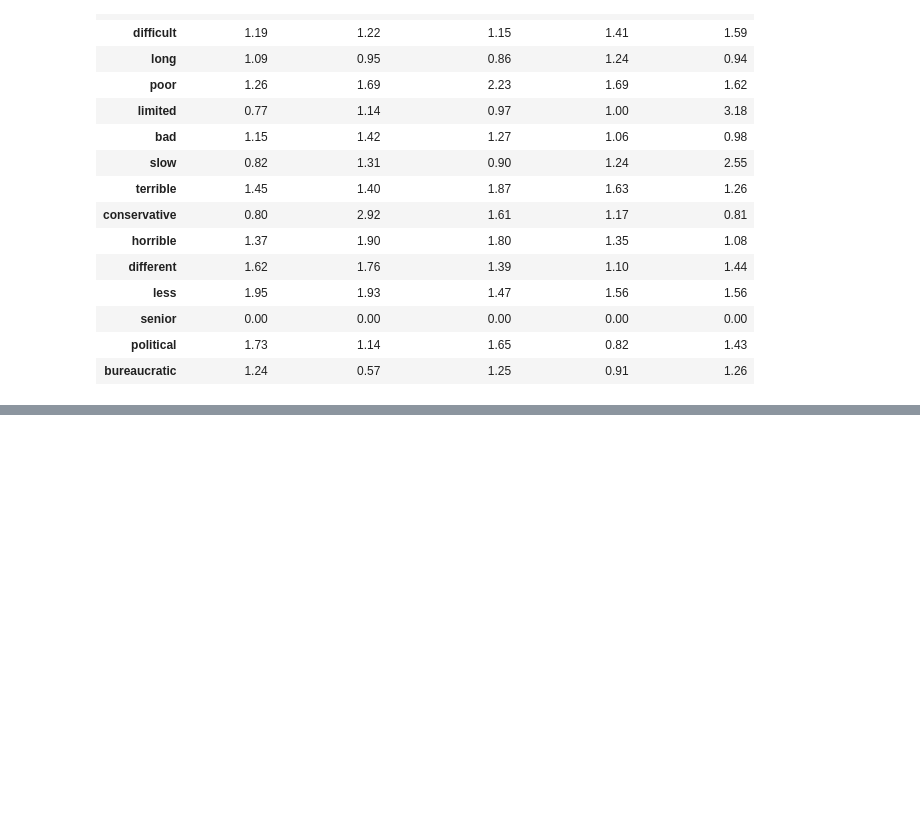
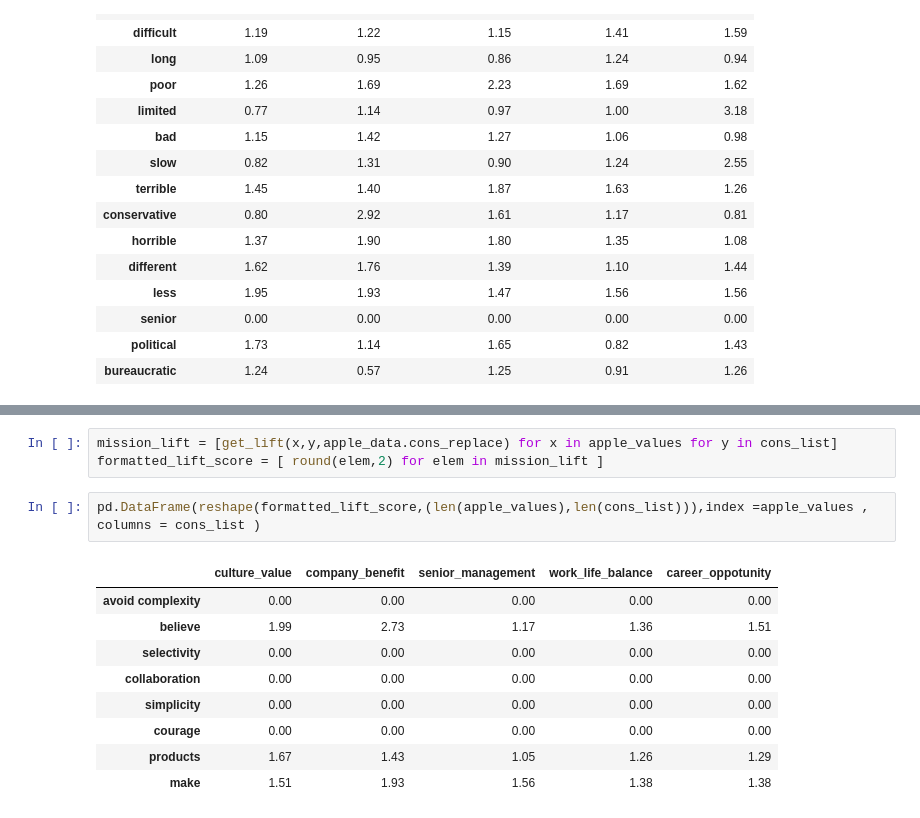
Before and after one commit to abhinaya08/text_analytics, a Jupyter notebook: Project/Apple_Lift.ipynb, the cells around one changed output, grey strips where cells are left out. Cells and saved outputs as stored; diff of their text form; blank space fills up the shorter version.

```diff
--- a/Project/Apple_Lift.ipynb
+++ b/Project/Apple_Lift.ipynb
@@ -222,0 +246,15 @@ pd.DataFrame(reshape(formatted_lift_score,(len(cons_attribute),len(cons_list))),
+# %%
+mission_lift = [get_lift(x,y,apple_data.cons_replace) for x in apple_values for y in cons_list]
+formatted_lift_score = [ round(elem,2) for elem in mission_lift ]
+# %%
+pd.DataFrame(reshape(formatted_lift_score,(len(apple_values),len(cons_list))),index =apple_values , columns = cons_list )
+# %% [output]
+|  | culture_value | company_benefit | senior_management | work_life_balance | career_oppotunity |
+| avoid complexity | 0.00 | 0.00 | 0.00 | 0.00 | 0.00 |
+| believe | 1.99 | 2.73 | 1.17 | 1.36 | 1.51 |
+| selectivity | 0.00 | 0.00 | 0.00 | 0.00 | 0.00 |
+| collaboration | 0.00 | 0.00 | 0.00 | 0.00 | 0.00 |
+| simplicity | 0.00 | 0.00 | 0.00 | 0.00 | 0.00 |
+| courage | 0.00 | 0.00 | 0.00 | 0.00 | 0.00 |
+| products | 1.67 | 1.43 | 1.05 | 1.26 | 1.29 |
+| make | 1.51 | 1.93 | 1.56 | 1.38 | 1.38 |
```
Also changed, not shown: parts of 6 cells of this notebook.
